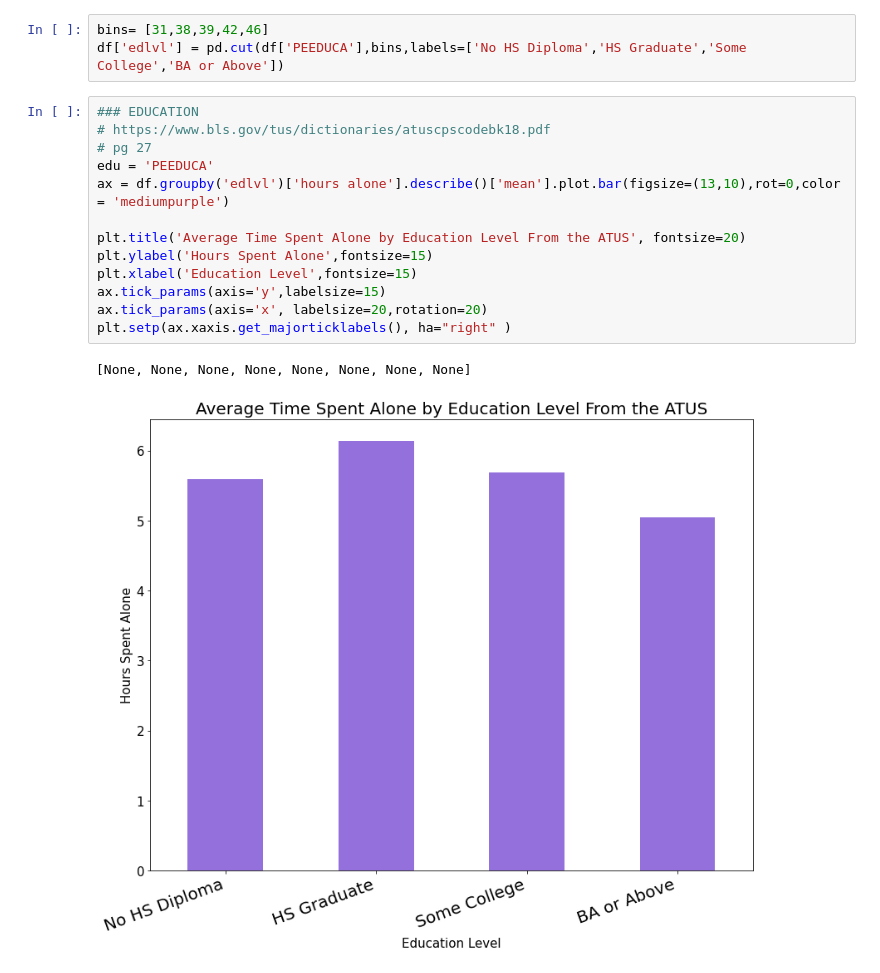
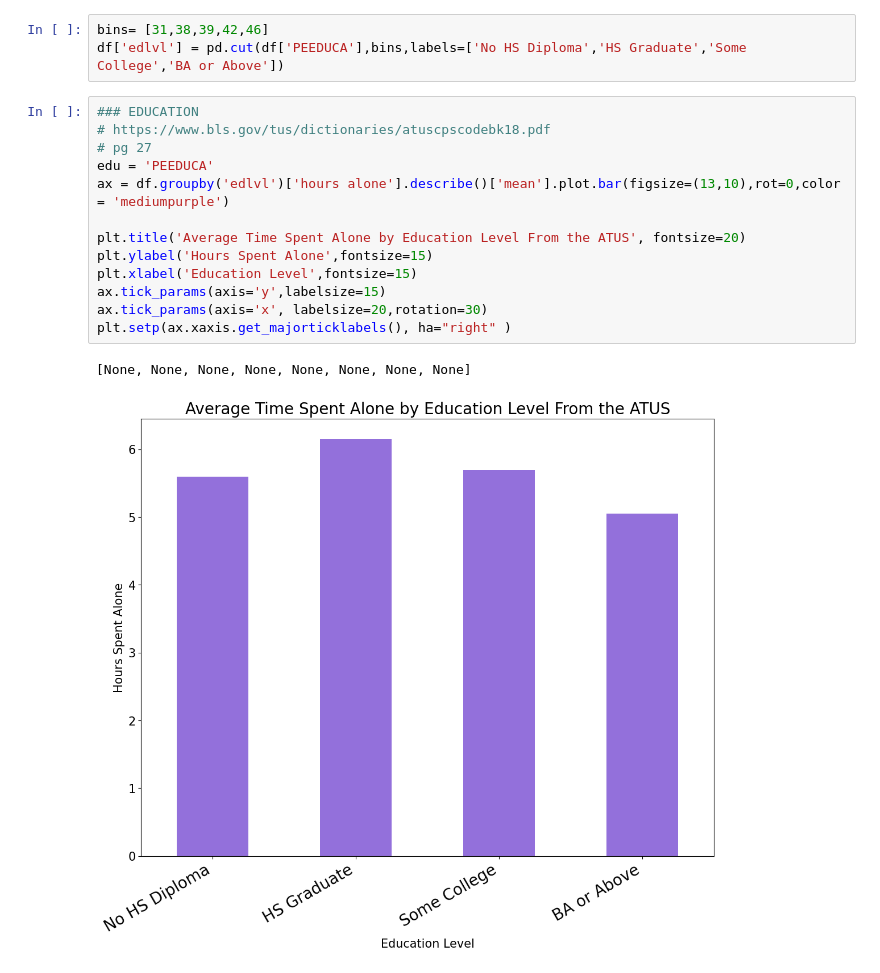
Before and after one commit to matthewasloan95/social-isolation-transportation, a Jupyter notebook: ATUS_Income.ipynb, the cells around one changed output. Saved outputs shown, nothing was run; the diff lists cells and outputs as text.

```diff
--- a/ATUS_Income.ipynb
+++ b/ATUS_Income.ipynb
@@ -166,19 +166,19 @@ df['edlvl'] = pd.cut(df['PEEDUCA'],bins,labels=['No HS Diploma','HS Graduate','S
 # %%
 ### EDUCATION
 # https://www.bls.gov/tus/dictionaries/atuscpscodebk18.pdf
 # pg 27
 edu = 'PEEDUCA'
 ax = df.groupby('edlvl')['hours alone'].describe()['mean'].plot.bar(figsize=(13,10),rot=0,color = 'mediumpurple')
 
 plt.title('Average Time Spent Alone by Education Level From the ATUS', fontsize=20)
 plt.ylabel('Hours Spent Alone',fontsize=15)
 plt.xlabel('Education Level',fontsize=15)
 ax.tick_params(axis='y',labelsize=15)
-ax.tick_params(axis='x', labelsize=20,rotation=20)
+ax.tick_params(axis='x', labelsize=20,rotation=30)
 plt.setp(ax.xaxis.get_majorticklabels(), ha="right" )
 # %% [output]
 [None, None, None, None, None, None, None, None]
-[figure, old version]
+[figure, new version]
 # %%
 ### GENDER
 # https://www.bls.gov/tus/dictionaries/atuscpscodebk18.pdf
```
Also changed, not shown: parts of 4 cells of this notebook, 3 other files.
